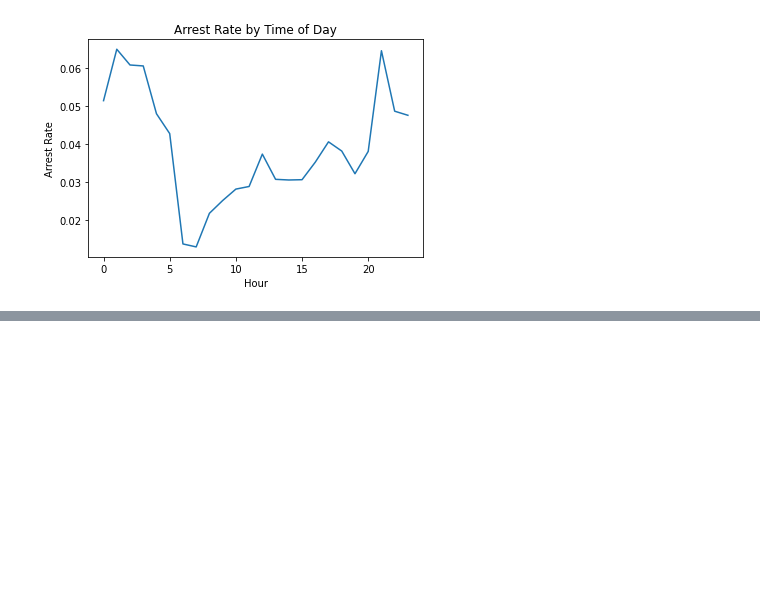
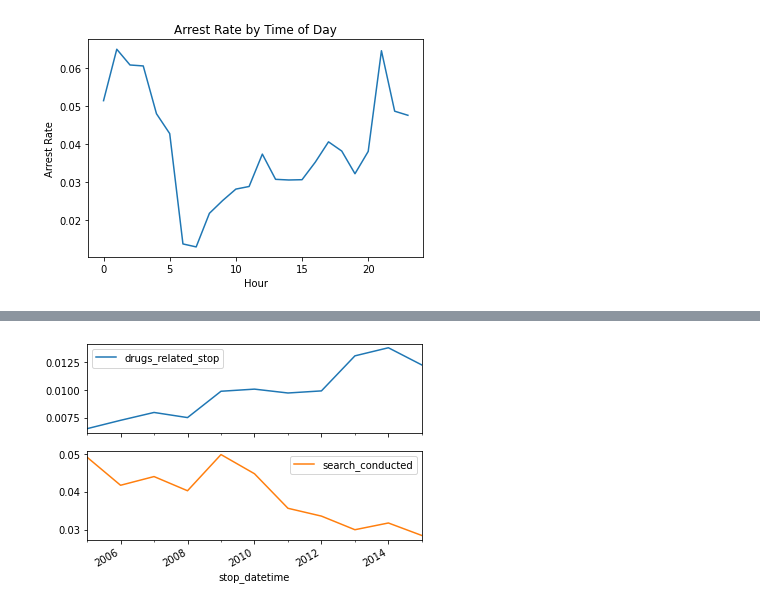
Before and after one commit to dataqueenpend/Case-Studies, a Jupyter notebook: Analyzing_Police_Activity_with_pandas.ipynb, the cells around one changed output, grey strips where cells are left out. Cells and saved outputs as stored; diff of their text form; code cells hidden in the pictures; blank space fills up the shorter version.

```diff
--- a/Analyzing_Police_Activity_with_pandas.ipynb
+++ b/Analyzing_Police_Activity_with_pandas.ipynb
@@ -1088,0 +1219,6 @@ plt.show()
+# %%
+annual.plot(subplots=True)
+
+plt.show()
+# %% [output]
+[figure, added]
```
Also changed, not shown: parts of 74 cells of this notebook.
